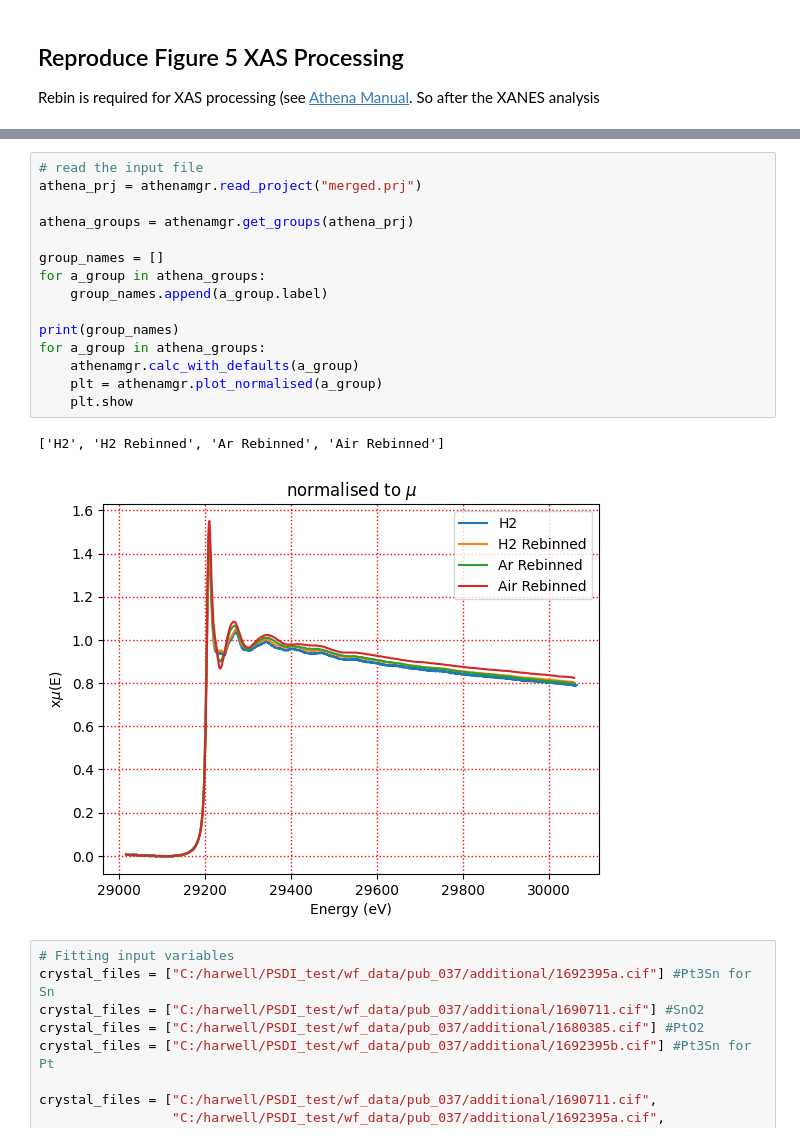
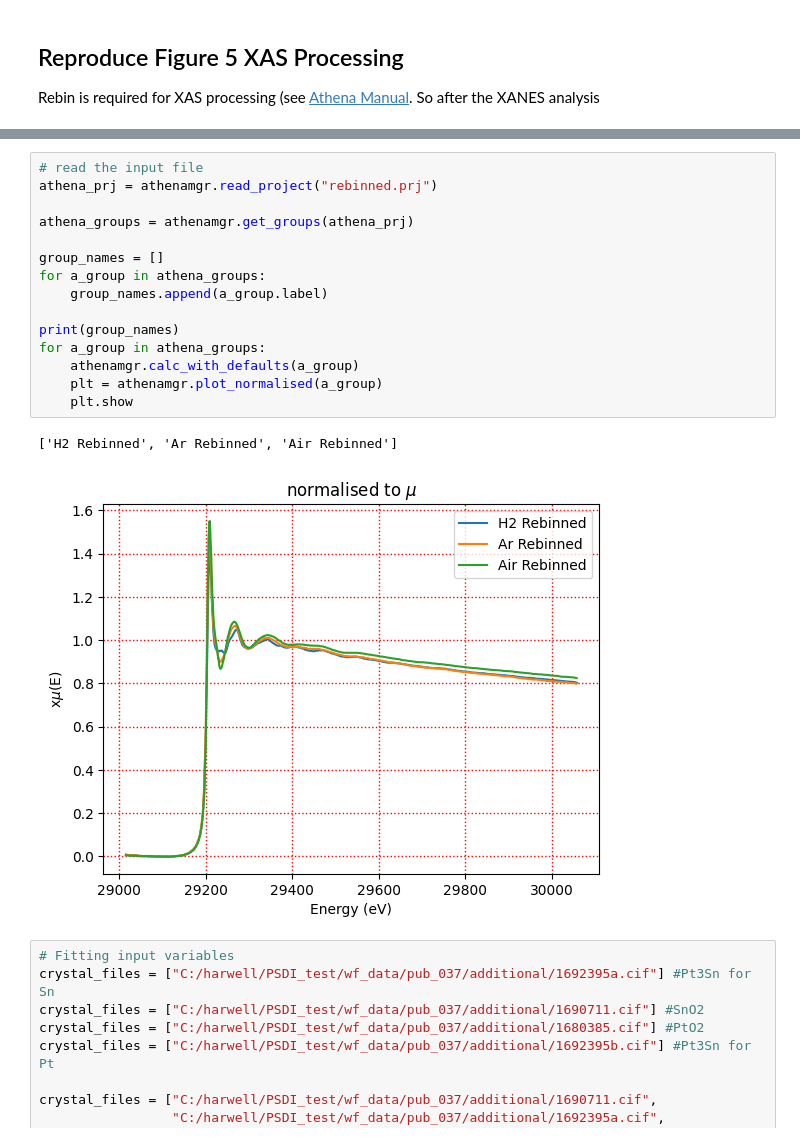
Before and after one commit to UK-Catalysis-Hub/XAS-Workflow-Demo, a Jupyter notebook: larch_workflow/Reproduce XAS Paper 01.ipynb, the cells around one changed output, grey strips where cells are left out. Drawn from its saved outputs; the diff is of its cells as text.

```diff
--- a/larch_workflow/Reproduce XAS Paper 01.ipynb
+++ b/larch_workflow/Reproduce XAS Paper 01.ipynb
@@ -248,21 +231,21 @@ plt.show()
 # %%
 # read the input file
-athena_prj = athenamgr.read_project("merged.prj")
+athena_prj = athenamgr.read_project("rebinned.prj")
 
 athena_groups = athenamgr.get_groups(athena_prj)
 
 group_names = []
 for a_group in athena_groups:
     group_names.append(a_group.label)
 
 print(group_names)
 for a_group in athena_groups:
     athenamgr.calc_with_defaults(a_group)
     plt = athenamgr.plot_normalised(a_group)
     plt.show
 # %% [output]
-['H2', 'H2 Rebinned', 'Ar Rebinned', 'Air Rebinned']
+['H2 Rebinned', 'Ar Rebinned', 'Air Rebinned']
-[figure, old version]
+[figure, new version]
 # %%
 # Fitting input variables
 crystal_files = ["C:/harwell/PSDI_test/wf_data/pub_037/additional/1692395a.cif"] #Pt3Sn for Sn
```
Also changed, not shown: parts of 19 cells of this notebook, 3 other files.
